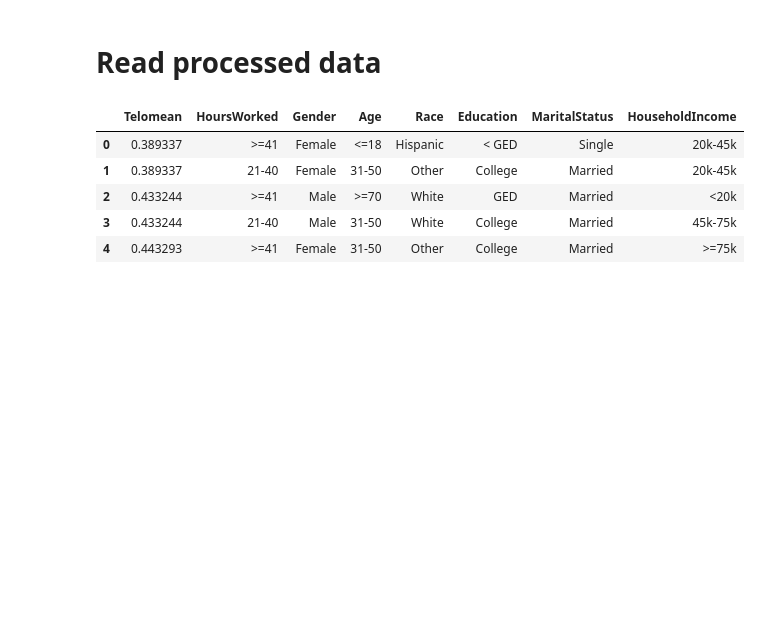
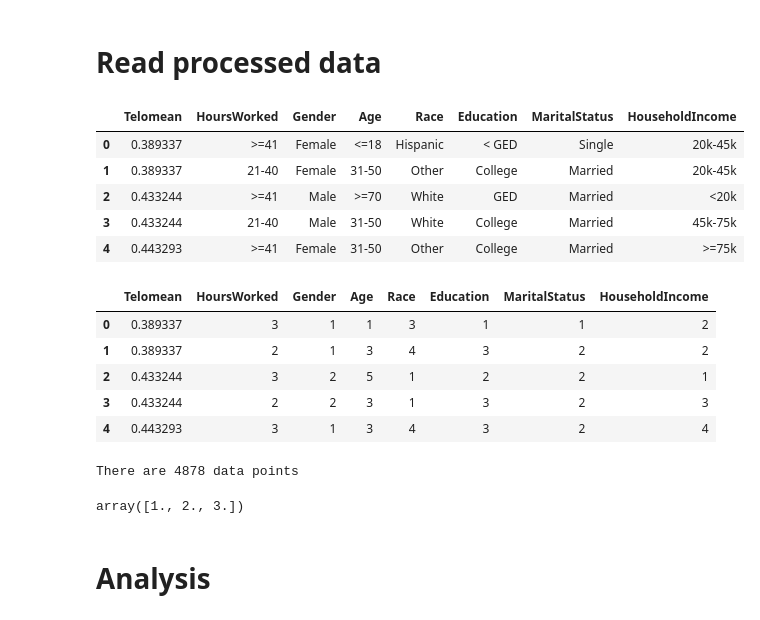
Before and after one commit to AparaV/rashomon-partition-sets, a Jupyter notebook: Code/NHANES_data_analysis.ipynb, the cells around one changed output. Saved outputs shown, nothing was run; the diff lists cells and outputs as text; code cells hidden in the pictures; blank space fills up the shorter version.

Commit message:
Run the NHANES data end to end

```diff
--- a/Code/NHANES_data_analysis.ipynb
+++ b/Code/NHANES_data_analysis.ipynb
@@ -17,3 +33,82 @@ df.head()
 | 2 | 0.433244 | >=41 | Male | >=70 | White | GED | Married | <20k |
 | 3 | 0.433244 | 21-40 | Male | 31-50 | White | College | Married | 45k-75k |
 | 4 | 0.443293 | >=41 | Female | 31-50 | Other | College | Married | >=75k |
+# %%
+hours_worked_map = {
+    "<=20": 1,
+    "21-40": 2,
+    ">=41": 3
+}
+
+gender_map = {
+    "Female": 1,
+    "Male": 2
+}
+
+age_map = {
+    "<=18": 1,
+    "19-30": 2,
+    "31-50": 3,
+    "51-70": 4,
+    ">=70": 5
+}
+
+race_map = {
+    "White": 1,
+    "Black": 2,
+    "Hispanic": 3,
+    "Other": 4
+}
+
+education_map = {
+    "< GED": 1,
+    "GED": 2,
+    "College": 3
+}
+
+marital_status_map = {
+    "Single": 1,
+    "Married": 2,
+    "Divorced/Widowed": 3
+}
+
+income_map = {
+    "<20k": 1,
+    "20k-45k": 2,
+    "45k-75k": 3,
+    ">=75k": 4
+}
+
+
+df["HoursWorked"] = df["HoursWorked"].map(hours_worked_map)
+df["Gender"] = df["Gender"].map(gender_map)
+df["Age"] = df["Age"].map(age_map)
+df["Race"] = df["Race"].map(race_map)
+df["Education"] = df["Education"].map(education_map)
+df["MaritalStatus"] = df["MaritalStatus"].map(marital_status_map)
+df["HouseholdIncome"] = df["HouseholdIncome"].map(income_map)
+
+df.head()
+# %% [output]
+|  | Telomean | HoursWorked | Gender | Age | Race | Education | MaritalStatus | HouseholdIncome |
+| 0 | 0.389337 | 3 | 1 | 1 | 3 | 1 | 1 | 2 |
+| 1 | 0.389337 | 2 | 1 | 3 | 4 | 3 | 2 | 2 |
+| 2 | 0.433244 | 3 | 2 | 5 | 1 | 2 | 2 | 1 |
+| 3 | 0.433244 | 2 | 2 | 3 | 1 | 3 | 2 | 3 |
+| 4 | 0.443293 | 3 | 1 | 3 | 4 | 3 | 2 | 4 |
+# %%
+Z = df.to_numpy()
+X = Z[:, [1, 2, 3, 5]]
+y = Z[:, 0]
+y = y.reshape((-1, 1))
+
+num_data = X.shape[0]
+print(f"There are {num_data} data points")
+# %% [output]
+There are 4878 data points
+# %%
+np.unique(X[:, 3])
+# %% [output]
+array([1., 2., 3.])
+# %% [markdown]
+# Analysis
```
Also changed, not shown: parts of 11 cells of this notebook, 1 other file.
